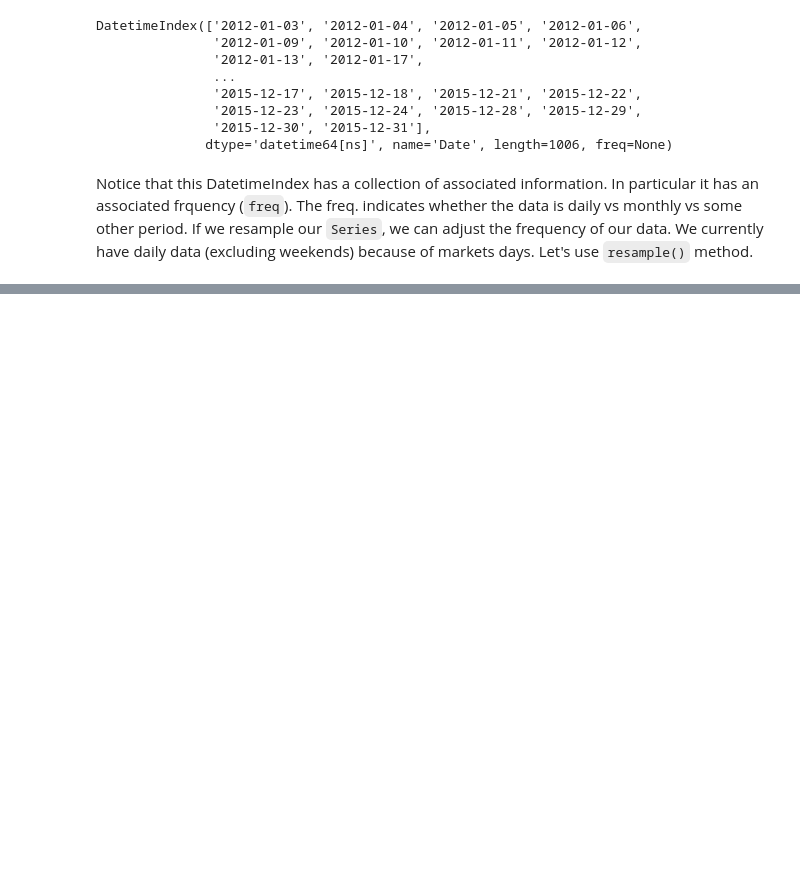
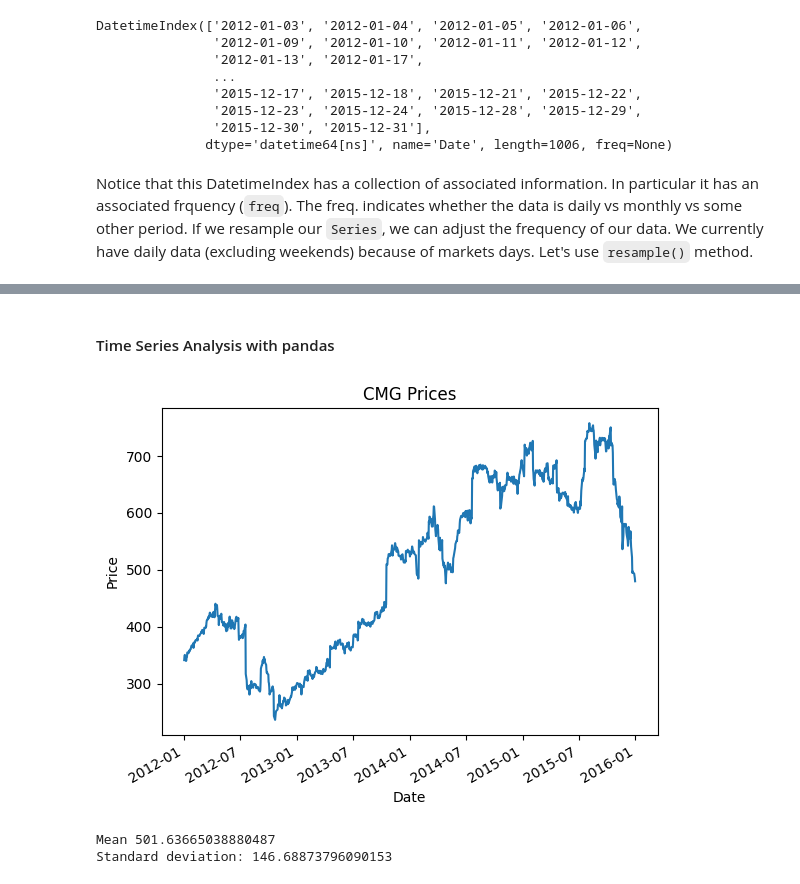
Before and after one commit to JBobbyy/quant-start, a Jupyter notebook: 3-Intro_to_pandas.ipynb, the cells around one changed output, grey strips where cells are left out. Cells and saved outputs as stored; diff of their text form; code cells hidden in the pictures; blank space fills up the shorter version.

Commit message:
Missing Data and some basic time series analysis.

```diff
--- a/3-Intro_to_pandas.ipynb
+++ b/3-Intro_to_pandas.ipynb
@@ -209,0 +366,17 @@ monthly_prices
+# %% [markdown]
+#### Time Series Analysis with pandas
+# %%
+prices.plot();
+# We still need to add the axis labels and title
+plt.title(symbol + " Prices")
+plt.ylabel("Price")
+plt.xlabel("Date");
+# %% [output]
+[figure, added]
+# %%
+# built-in descriptive statistics. We can either calculate these individuals or using the describe() method.
+print("Mean", prices.mean())
+print("Standard deviation:", prices.std())
+# %% [output]
+Mean 501.63665038880487
+Standard deviation: 146.68873796090153
```
Also changed, not shown: parts of 17 cells of this notebook.
